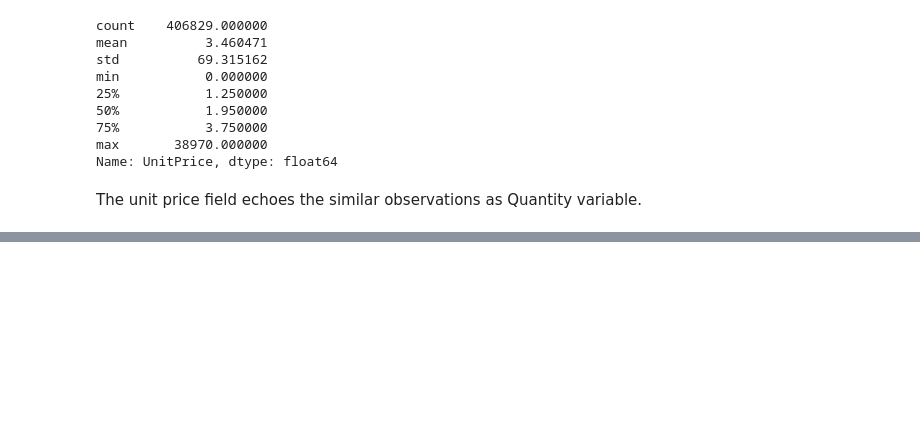
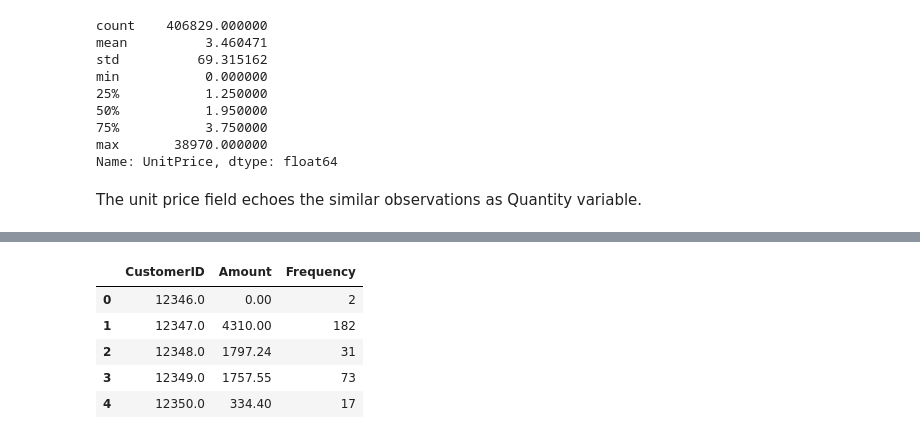
Before and after one commit to sapanapawar/Online-Retail-Customer-Segmentation, a Jupyter notebook: Online_Retail_Customer_Segmentation_Pawar_Sapana.ipynb, the cells around one changed output, grey strips where cells are left out. Cells and saved outputs as stored; diff of their text form; code cells hidden in the pictures; blank space fills up the shorter version.

```diff
--- a/Online_Retail_Customer_Segmentation_Pawar_Sapana.ipynb
+++ b/Online_Retail_Customer_Segmentation_Pawar_Sapana.ipynb
@@ -316,0 +337,6 @@ The unit price field echoes the similar observations as Quantity variable.
+# %%
+# New Attribute : Frequency
+rfm_f = df.groupby('CustomerID')['InvoiceNo'].count()
+rfm_f = rfm_f.reset_index()
+rfm_f.columns = ['CustomerID', 'Frequency']
+rfm_f.head()
@@ -316,0 +350,12 @@ The unit price field echoes the similar observations as Quantity variable.
+# %%
+# Merging the two dfs
+rfm = pd.merge(rfm_m, rfm_f, on='CustomerID', how='inner')
+#inner: use intersection of keys from both frames, similar to a SQL innerjoin; preserve the order of the left keys
+rfm.head()
+# %% [output]
+|  | CustomerID | Amount | Frequency |
+| 0 | 12346.0 | 0.00 | 2 |
+| 1 | 12347.0 | 4310.00 | 182 |
+| 2 | 12348.0 | 1797.24 | 31 |
+| 3 | 12349.0 | 1757.55 | 73 |
+| 4 | 12350.0 | 334.40 | 17 |
```
Also changed, not shown: parts of 14 cells of this notebook.
